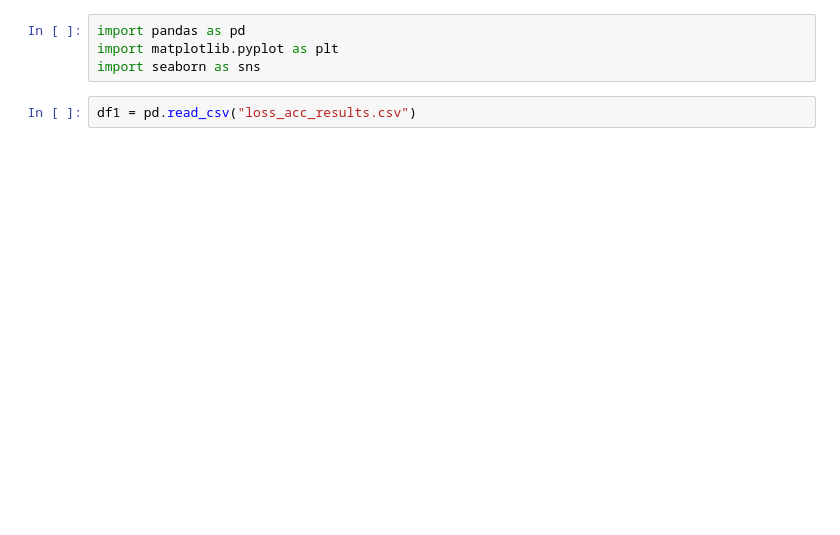
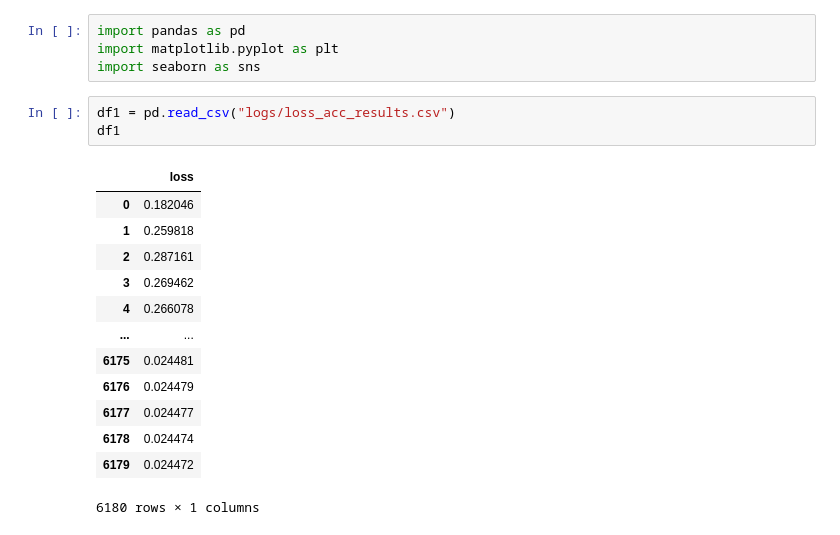
Before and after one commit to JesusAnaya/autonomous-driving-project, a Jupyter notebook: experiments.ipynb, the cells around one changed output. Cells and saved outputs as stored; diff of their text form; blank space fills up the shorter version.

```diff
--- a/experiments.ipynb
+++ b/experiments.ipynb
@@ -3,7 +3,22 @@ import pandas as pd
 import matplotlib.pyplot as plt
 import seaborn as sns
 # %%
-df1 = pd.read_csv("loss_acc_results.csv")
+df1 = pd.read_csv("logs/loss_acc_results.csv")
+df1
+# %% [output]
+|  | loss |
+| 0 | 0.182046 |
+| 1 | 0.259818 |
+| 2 | 0.287161 |
+| 3 | 0.269462 |
+| 4 | 0.266078 |
+| ... | ... |
+| 6175 | 0.024481 |
+| 6176 | 0.024479 |
+| 6177 | 0.024477 |
+| 6178 | 0.024474 |
+| 6179 | 0.024472 |
+6180 rows × 1 columns
 # %%
 ax = sns.lineplot(data=df1["loss"])
 plt.show()
```
Also changed, not shown: parts of 4 cells of this notebook, 5 other files.
